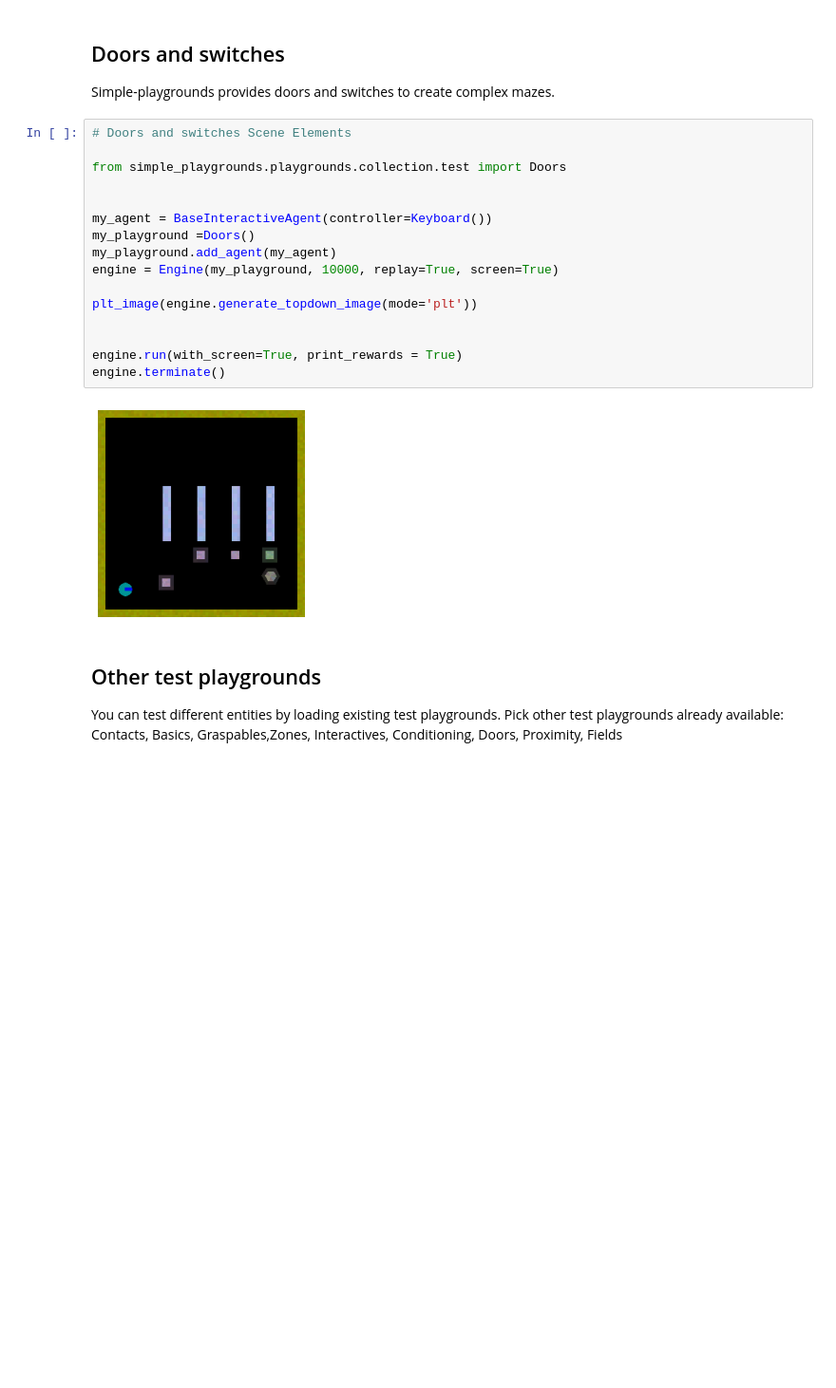
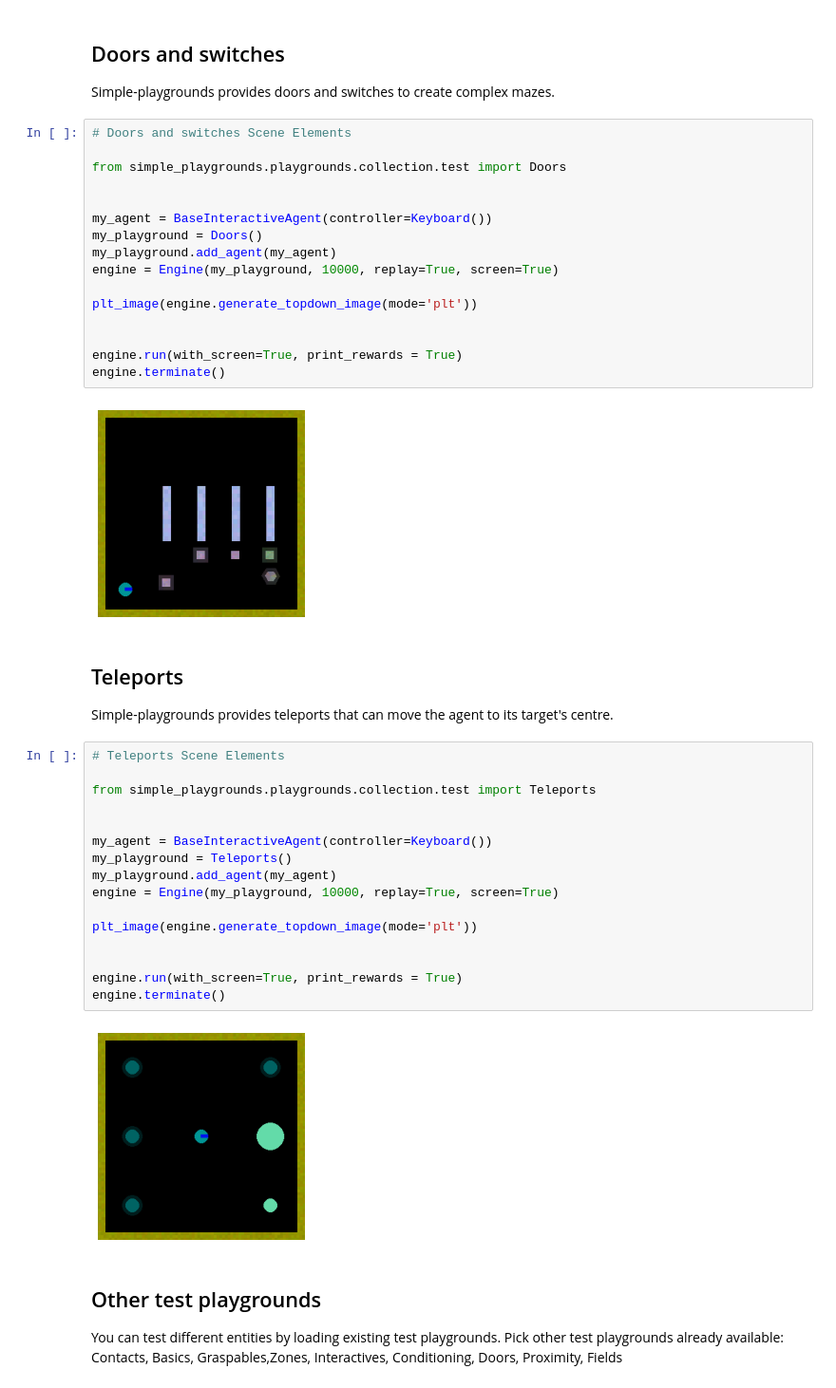
Before and after one commit to gaorkl/simple-playgrounds, a Jupyter notebook: tutorials/jupyter/03_SceneElements.ipynb, the cells around one changed output. Shown at 95% size. Cells and saved outputs as stored; diff of their text form; blank space fills up the shorter version.

Commit message:
Teleport added to tutorial

```diff
--- a/tutorials/jupyter/03_SceneElements.ipynb
+++ b/tutorials/jupyter/03_SceneElements.ipynb
@@ -107,7 +91,7 @@ from simple_playgrounds.playgrounds.collection.test import Doors
 
 
 my_agent = BaseInteractiveAgent(controller=Keyboard())
-my_playground =Doors()
+my_playground = Doors()
 my_playground.add_agent(my_agent)
 engine = Engine(my_playground, 10000, replay=True, screen=True)
 
@@ -118,6 +102,28 @@ engine.run(with_screen=True, print_rewards = True)
 engine.terminate()
 # %% [output]
 [figure]
+# %% [markdown]
+## Teleports
+
+Simple-playgrounds provides teleports that can move the agent to its target's centre.
+# %%
+# Teleports Scene Elements
+
+from simple_playgrounds.playgrounds.collection.test import Teleports
+
+
+my_agent = BaseInteractiveAgent(controller=Keyboard())
+my_playground = Teleports()
+my_playground.add_agent(my_agent)
+engine = Engine(my_playground, 10000, replay=True, screen=True)
+
+plt_image(engine.generate_topdown_image(mode='plt'))
+
+
+engine.run(with_screen=True, print_rewards = True)
+engine.terminate()
+# %% [output]
+[figure, added]
 # %% [markdown]
 ## Other test playgrounds
 
```
Also changed, not shown: parts of 2 cells of this notebook, 2 other files.
